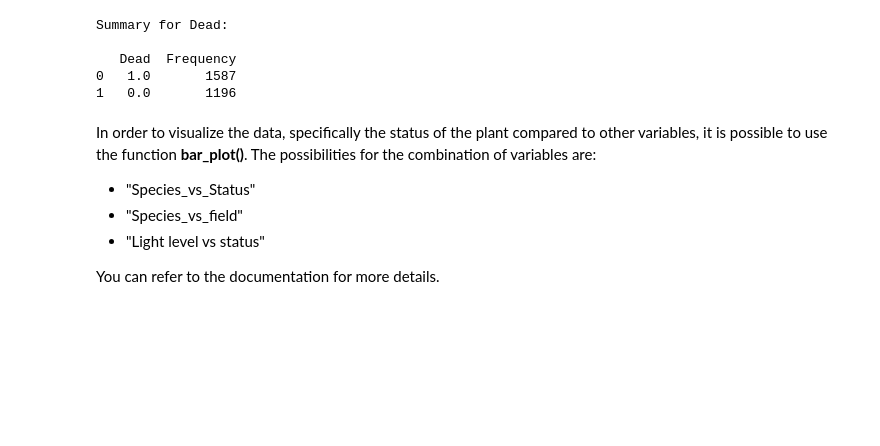
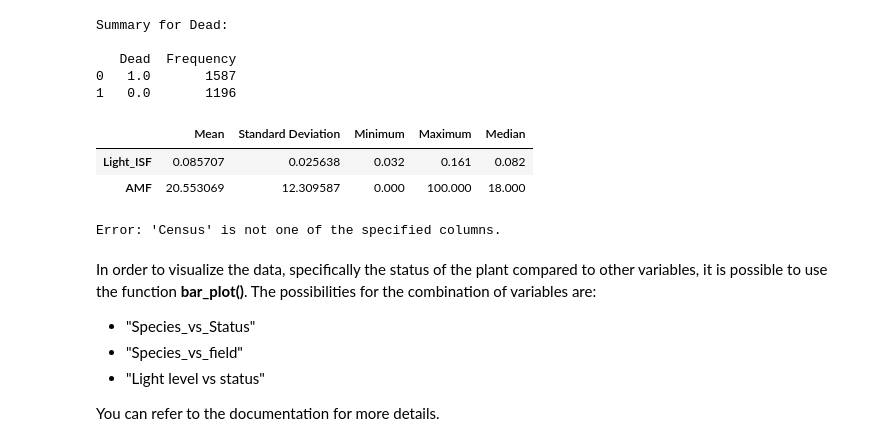
Before and after one commit to fedighanmi/Tree_Survival_Project, a Jupyter notebook: example/example_notebook.ipynb, the cells around one changed output. Cells and saved outputs as stored; diff of their text form; code cells hidden in the pictures; blank space fills up the shorter version.

Commit message:
Add the function compute_stats to Visualization.py and update example_notebook.ipynb

```diff
--- a/example/example_notebook.ipynb
+++ b/example/example_notebook.ipynb
@@ -243,6 +228,21 @@ Summary for Dead:
    Dead  Frequency
 0   1.0       1587
 1   0.0       1196
+# %%
+# it is possible to summarize also the numerical columns using the function compute_stats()
+
+# It is possible to use it just with the columns: Ligth ISF, AMF, EMF, Phenolics, Lignin, NSC
+
+vs.compute_stats(dataframe = df, selected_columns = ['Light_ISF', 'AMF'])
+# %% [output]
+|  | Mean | Standard Deviation | Minimum | Maximum | Median |
+| Light_ISF | 0.085707 | 0.025638 | 0.032 | 0.161 | 0.082 |
+| AMF | 20.553069 | 12.309587 | 0.000 | 100.000 | 18.000 |
+# %%
+# if the selected columns are not among the ones specified above, the function returns a message
+vs.compute_stats(dataframe = df, selected_columns = ['Phenolics', 'EMF', 'Census'])
+# %% [output]
+Error: 'Census' is not one of the specified columns.
 # %% [markdown]
 In order to visualize the data, specifically the status of the plant compared to other variables,
 it is possible to use the function **bar_plot()**. The possibilities for the combination of variables are:
```
Also changed, not shown: parts of 1 cell of this notebook, 1 other file.
